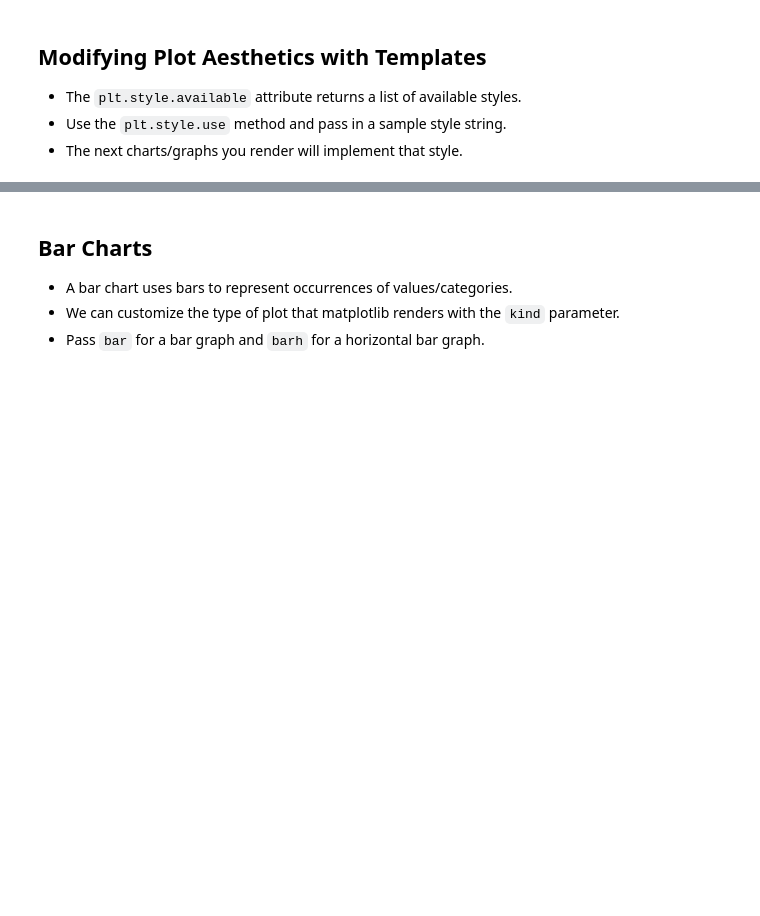
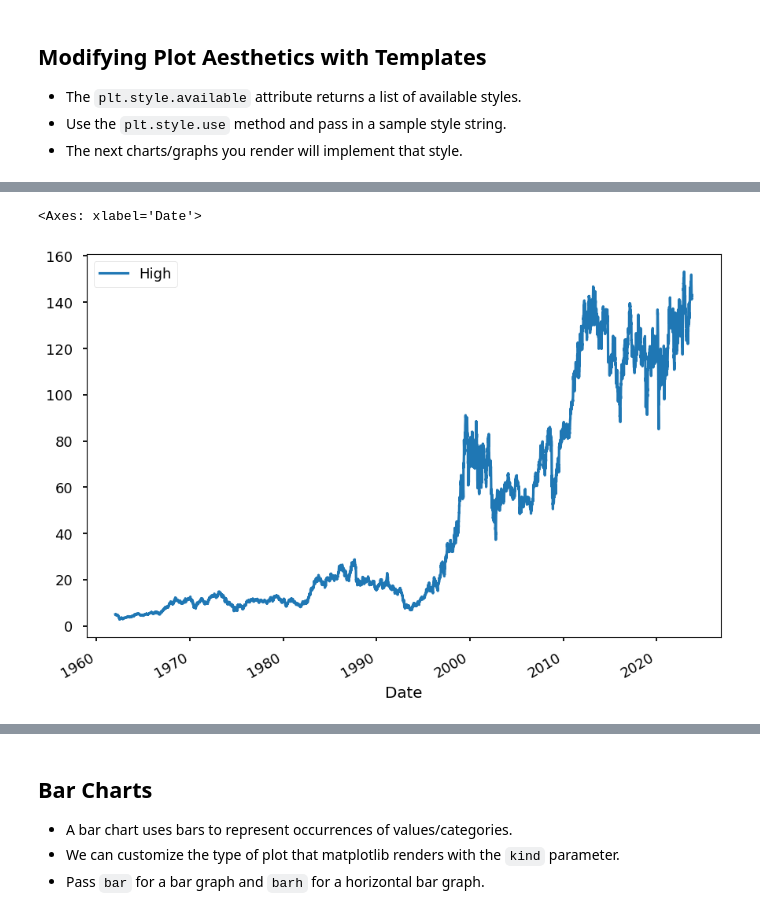
Before and after one commit to Petar-Koprinkov/Pandas, a Jupyter notebook: Incomplete/13 - Visualization.ipynb, the cells around one changed output, grey strips where cells are left out. Saved outputs shown, nothing was run; the diff lists cells and outputs as text; code cells hidden in the pictures; blank space fills up the shorter version.

```diff
--- a/Incomplete/13 - Visualization.ipynb
+++ b/Incomplete/13 - Visualization.ipynb
@@ -20,3 +38,6 @@ ibm['Low'].plot()
 - The `plt.style.available` attribute returns a list of available styles.
 - Use the `plt.style.use` method and pass in a sample style string.
 - The next charts/graphs you render will implement that style.
+# %%
+ibm = pd.read_csv('ibm.csv', parse_dates=['Date'], index_col='Date')
+ibm
@@ -22,0 +79,6 @@ ibm['Low'].plot()
+# %%
+plt.style.use('seaborn-v0_8-talk')
+ibm.plot(y='High')
+# %% [output]
+<Axes: xlabel='Date'>
+[figure, added]
```
Also changed, not shown: parts of 6 cells of this notebook.
